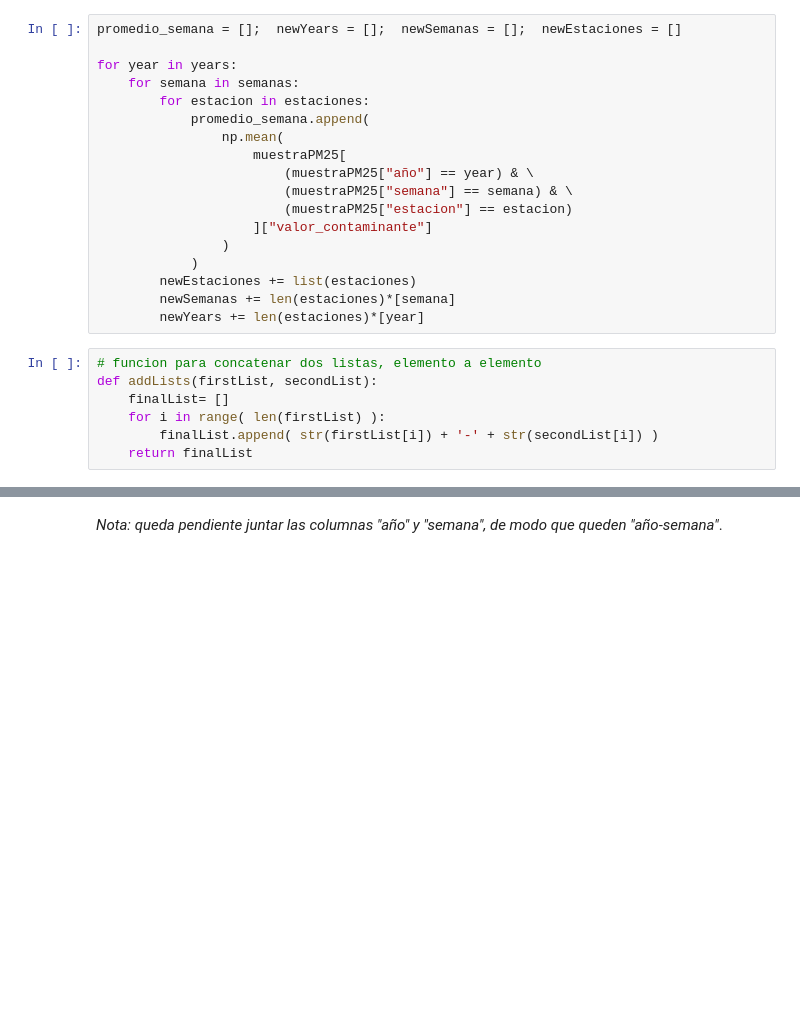
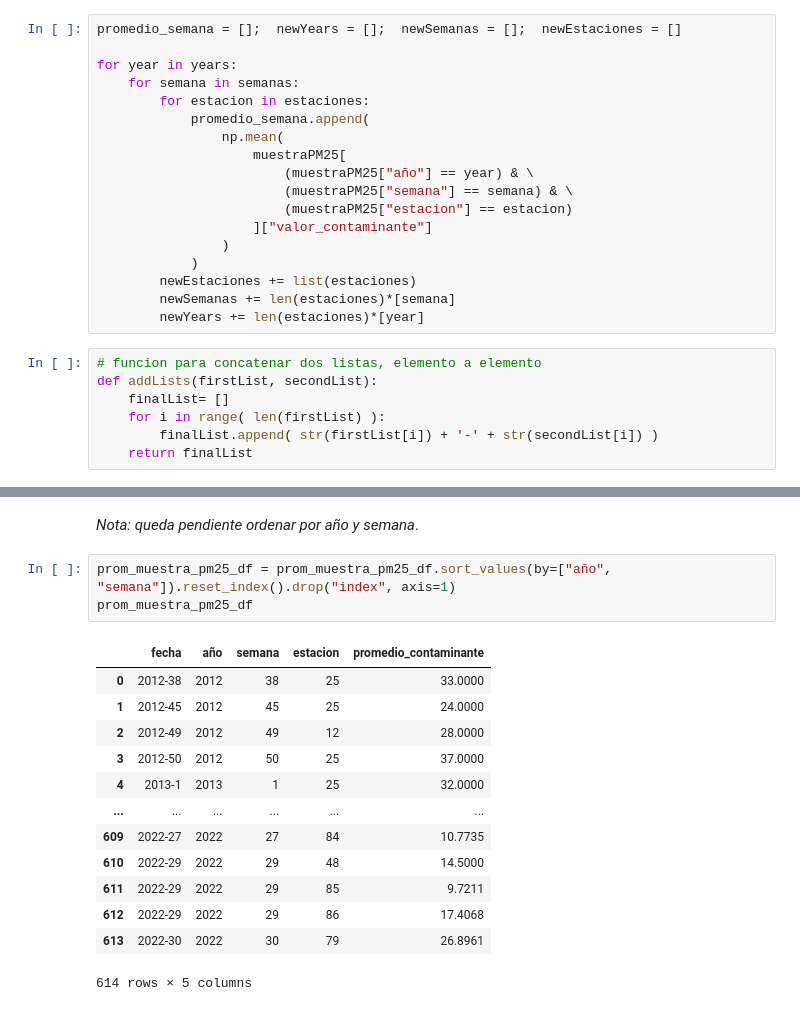
Before and after one commit to LeoUribC/CITRA_DataScience, a Jupyter notebook: Contaminantes/analisis_contaminantes.ipynb, the cells around one changed output, grey strips where cells are left out. Saved outputs shown, nothing was run; the diff lists cells and outputs as text; blank space fills up the shorter version.

```diff
--- a/Contaminantes/analisis_contaminantes.ipynb
+++ b/Contaminantes/analisis_contaminantes.ipynb
@@ -433,3 +433,20 @@ prom_muestra_pm25_df
 # %% [markdown]
-*Nota: queda pendiente juntar las columnas "año" y "semana", de modo que queden "año-semana"*.
+*Nota: queda pendiente ordenar por año y semana*.
+# %%
+prom_muestra_pm25_df = prom_muestra_pm25_df.sort_values(by=["año", "semana"]).reset_index().drop("index", axis=1)
+prom_muestra_pm25_df
+# %% [output]
+|  | fecha | año | semana | estacion | promedio_contaminante |
+| 0 | 2012-38 | 2012 | 38 | 25 | 33.0000 |
+| 1 | 2012-45 | 2012 | 45 | 25 | 24.0000 |
+| 2 | 2012-49 | 2012 | 49 | 12 | 28.0000 |
+| 3 | 2012-50 | 2012 | 50 | 25 | 37.0000 |
+| 4 | 2013-1 | 2013 | 1 | 25 | 32.0000 |
+| ... | ... | ... | ... | ... | ... |
+| 609 | 2022-27 | 2022 | 27 | 84 | 10.7735 |
+| 610 | 2022-29 | 2022 | 29 | 48 | 14.5000 |
+| 611 | 2022-29 | 2022 | 29 | 85 | 9.7211 |
+| 612 | 2022-29 | 2022 | 29 | 86 | 17.4068 |
+| 613 | 2022-30 | 2022 | 30 | 79 | 26.8961 |
+614 rows × 5 columns
 # %%
```
Also changed, not shown: parts of 15 cells of this notebook, 1 other file.
